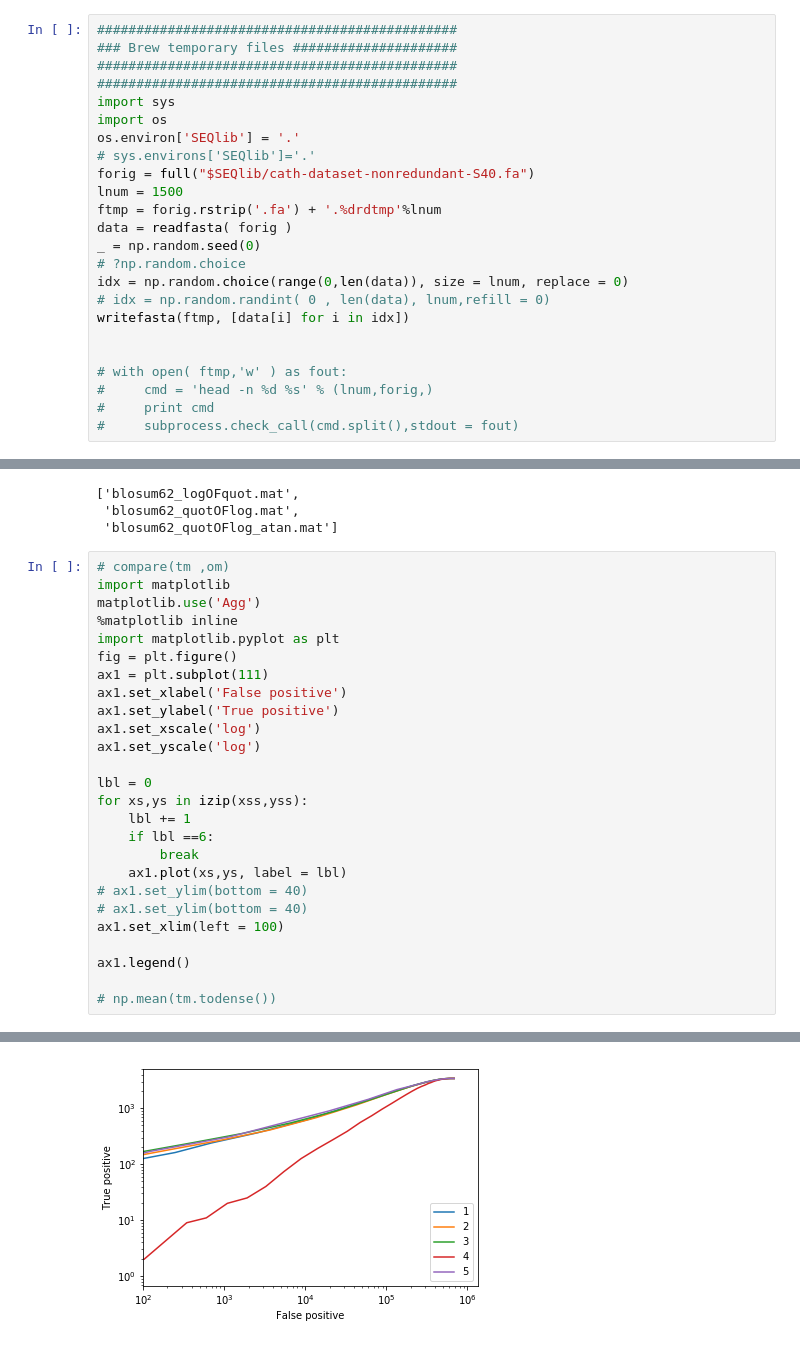
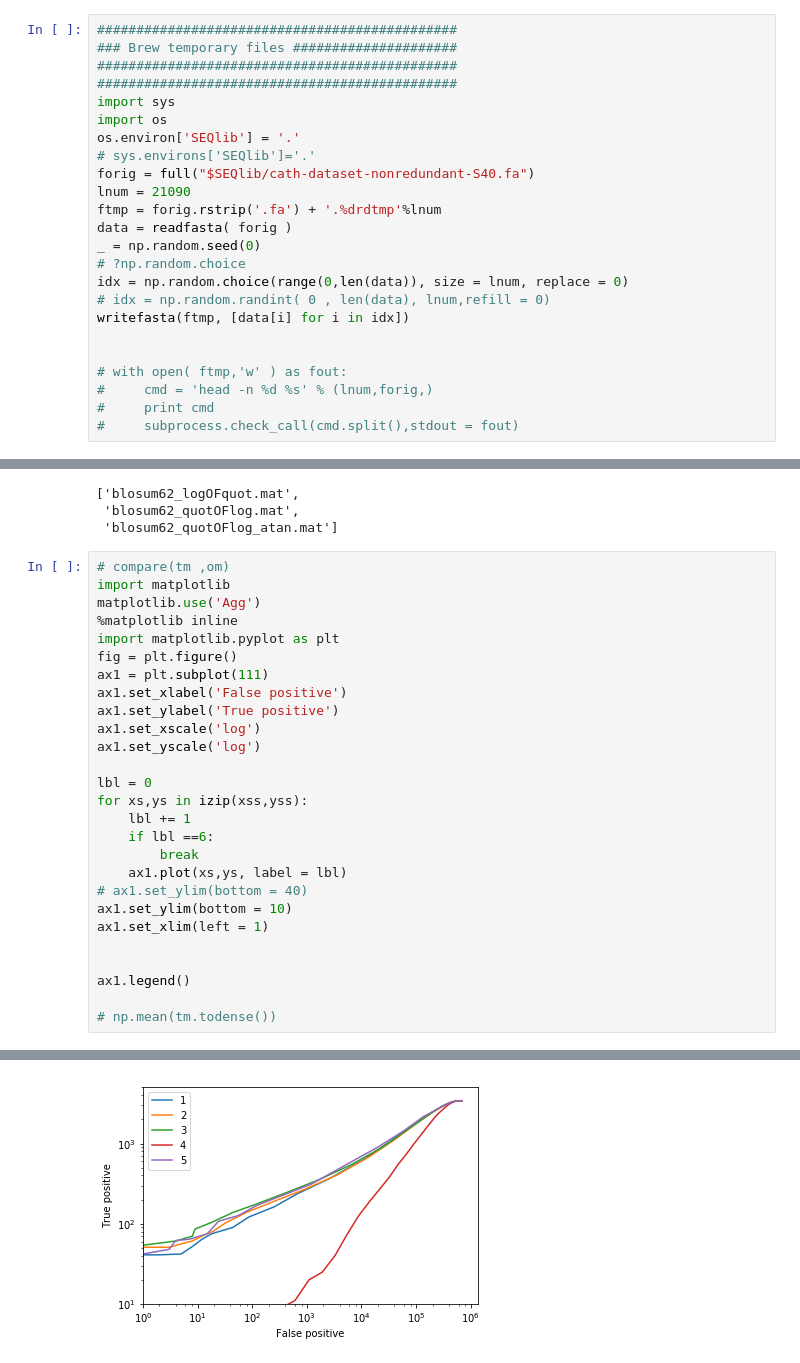
Before and after one commit to shouldsee/blosum, a Jupyter notebook: brief.ipynb, the cells around one changed output, grey strips where cells are left out. Cells and saved outputs as stored; diff of their text form.

```diff
--- a/brief.ipynb
+++ b/brief.ipynb
@@ -194,7 +194,7 @@ import os
 os.environ['SEQlib'] = '.'
 # sys.environs['SEQlib']='.'
 forig = full("$SEQlib/cath-dataset-nonredundant-S40.fa")
-lnum = 1500
+lnum = 21090
 ftmp = forig.rstrip('.fa') + '.%drdtmp'%lnum
 data = readfasta( forig )
 _ = np.random.seed(0)
@@ -488,29 +488,30 @@ matlist
 # %%
 # compare(tm ,om)
 import matplotlib
 matplotlib.use('Agg')
 %matplotlib inline
 import matplotlib.pyplot as plt
 fig = plt.figure()
 ax1 = plt.subplot(111)
 ax1.set_xlabel('False positive')
 ax1.set_ylabel('True positive')
 ax1.set_xscale('log')
 ax1.set_yscale('log')
 
 lbl = 0
 for xs,ys in izip(xss,yss):
     lbl += 1
     if lbl ==6:
         break
     ax1.plot(xs,ys, label = lbl)
 # ax1.set_ylim(bottom = 40)
-# ax1.set_ylim(bottom = 40)
-ax1.set_xlim(left = 100)
+ax1.set_ylim(bottom = 10)
+ax1.set_xlim(left = 1)
+
 
 ax1.legend()
 
 # np.mean(tm.todense())
 # %% [output]
 <matplotlib.legend.Legend at 0x...>
-[figure, old version]
+[figure, new version]
```
Also changed, not shown: parts of 6 cells of this notebook, 6 other files.
